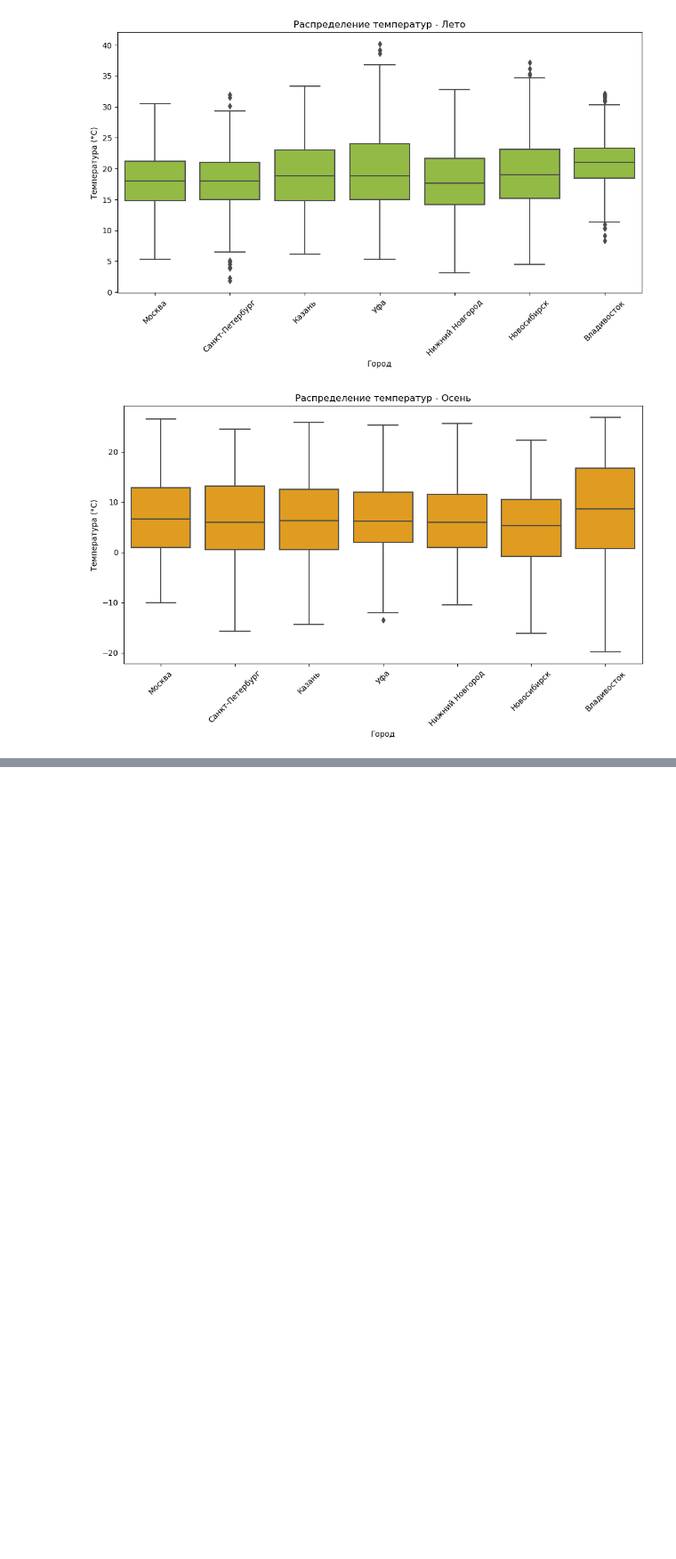
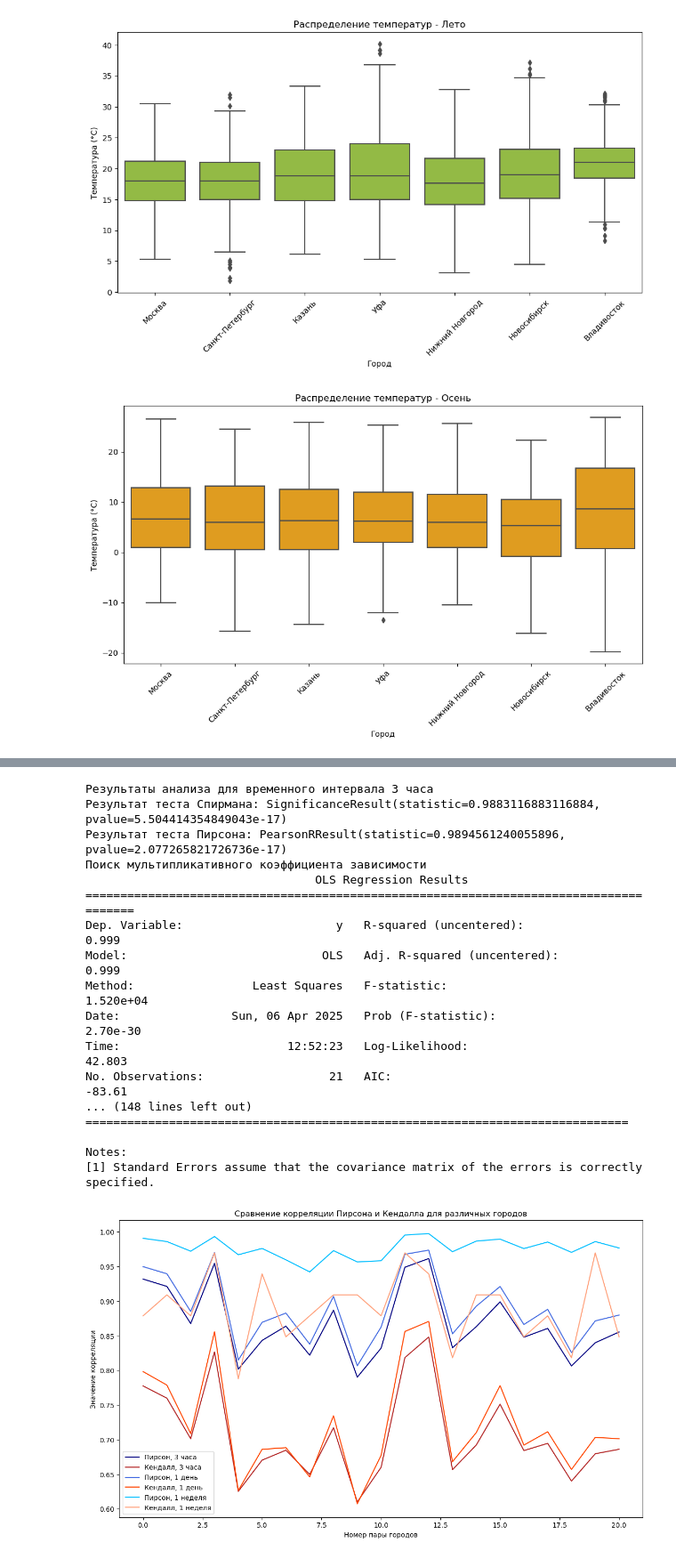
Before and after one commit to nadiaroschina/random-variable-networks, a Jupyter notebook: analysis.ipynb, the cells around one changed output, grey strips where cells are left out. Shown: that part at 89% size. Saved outputs shown, nothing was run; the diff lists cells and outputs as text; code cells hidden in the pictures; blank space fills up the shorter version.

Commit message:
add pearson vs kendall dependence analysis

```diff
--- a/analysis.ipynb
+++ b/analysis.ipynb
@@ -87,0 +95,23 @@ for season, color in colors_by_season.items():
+# %%
+df_3h = pd.concat([
+    load_temp_by_season_interval('winter', '3h'),
+    load_temp_by_season_interval('spring', '3h'),
+    load_temp_by_season_interval('summer', '3h'),
+    load_temp_by_season_interval('autumn', '3h')
+])
+
+df_daily = pd.concat([
+    load_temp_by_season_interval('winter', 'daily'),
+    load_temp_by_season_interval('spring', 'daily'),
+    load_temp_by_season_interval('summer', 'daily'),
+    load_temp_by_season_interval('autumn', 'daily')
+])
+
+df_weekly = pd.concat([
+    load_temp_by_season_interval('winter', 'weekly'),
+    load_temp_by_season_interval('spring', 'weekly'),
+    load_temp_by_season_interval('summer', 'weekly'),
+    load_temp_by_season_interval('autumn', 'weekly')
+])
+# %%
+cities = ['msk', 'spb', 'kaz', 'ufa', 'nn', 'novosib', 'vlad']
@@ -87,0 +168,21 @@ for season, color in colors_by_season.items():
+# %%
+analyze_corr([df_3h, df_daily, df_weekly], interval_names=['3 часа', '1 день', '1 неделя'])
+# %% [output]
+Результаты анализа для временного интервала 3 часа
+Результат теста Cпирмана: SignificanceResult(statistic=0.9883116883116884, pvalue=5.504414354849043e-17)
+Результат теста Пирсона: PearsonRResult(statistic=0.9894561240055896, pvalue=2.077265821726736e-17)
+Поиск мультипликативного коэффициента зависимости
+                                 OLS Regression Results
+=======================================================================================
+Dep. Variable:                      y   R-squared (uncentered):                   0.999
+Model:                            OLS   Adj. R-squared (uncentered):              0.999
+Method:                 Least Squares   F-statistic:                          1.520e+04
+Date:                Sun, 06 Apr 2025   Prob (F-statistic):                    2.70e-30
+Time:                        12:52:23   Log-Likelihood:                          42.803
+No. Observations:                  21   AIC:                                     -83.61
+... (148 lines left out)
+==============================================================================
+
+Notes:
+[1] Standard Errors assume that the covariance matrix of the errors is correctly specified.
+[figure, added]
```
Also changed, not shown: parts of 3 cells of this notebook.
